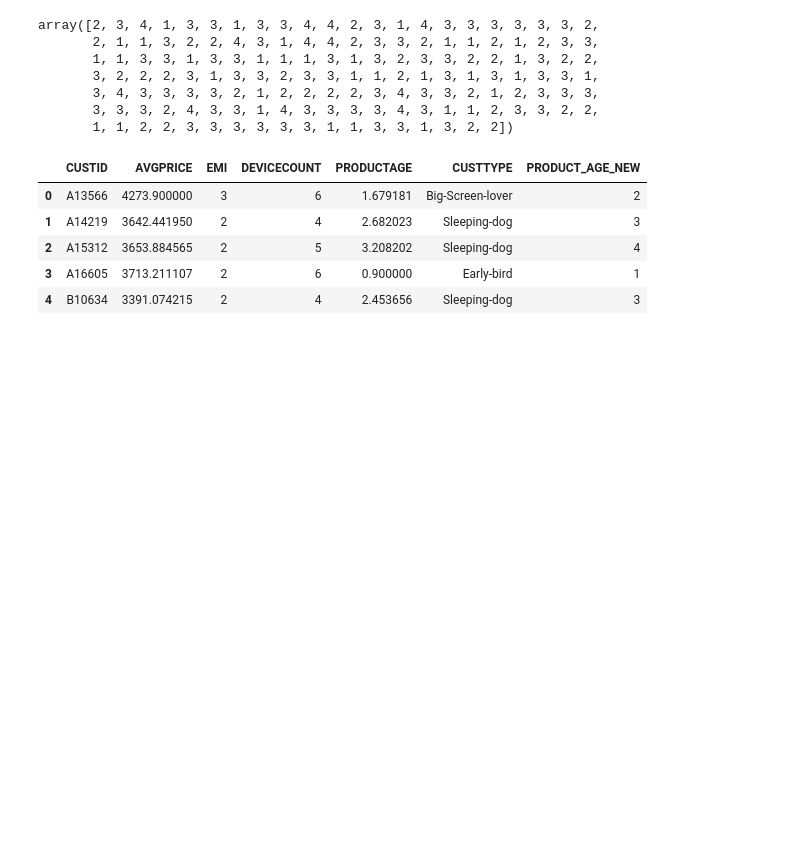
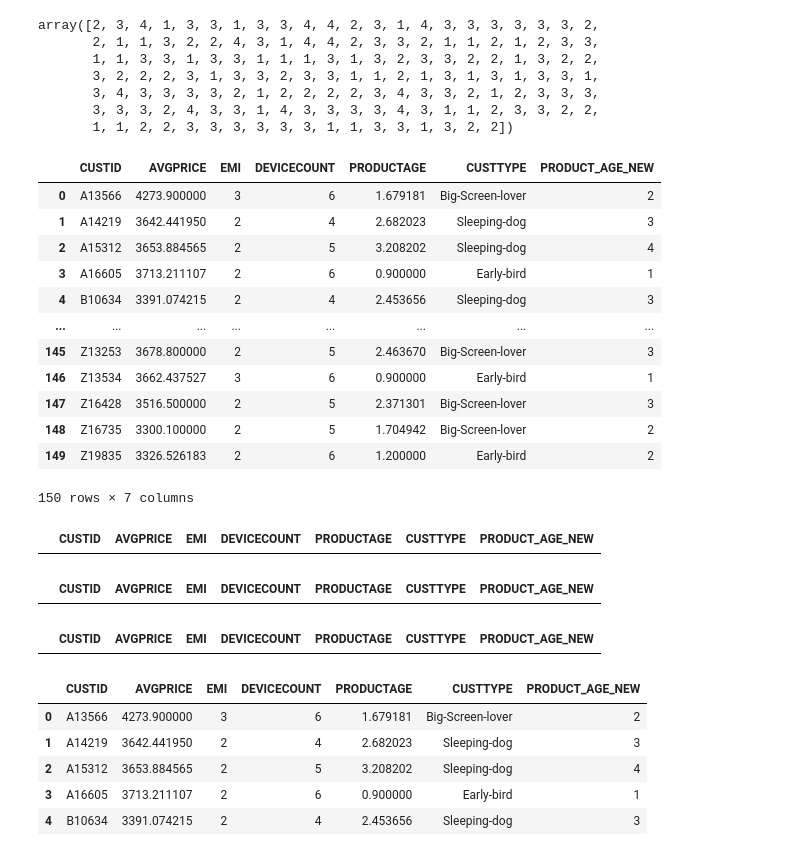
Before and after one commit to ki-ottl/python, a Jupyter notebook: Session05 - 데이터 분석 및 데이터 전처리/04. 데이터 조작하기.ipynb, the cells around one changed output. Saved outputs shown, nothing was run; the diff lists cells and outputs as text; code cells hidden in the pictures; blank space fills up the shorter version.

```diff
--- a/Session05 - 데이터 분석 및 데이터 전처리/04. 데이터 조작하기.ipynb
+++ b/Session05 - 데이터 분석 및 데이터 전처리/04. 데이터 조작하기.ipynb
@@ -135,6 +137,42 @@ array([2, 3, 4, 1, 3, 3, 1, 3, 3, 4, 4, 2, 3, 1, 4, 3, 3, 3, 3, 3, 3, 2,
 customerData["PRODUCT_AGE_NEW"] = np.where(customerData.PRODUCTAGE < 1 , 1,
                                            np.where (customerData.PRODUCTAGE < 2, 2,
                                                      np.where(customerData.PRODUCTAGE < 3, 3, 4)))
+# %%
+customerData
+# %% [output]
+|  | CUSTID | AVGPRICE | EMI | DEVICECOUNT | PRODUCTAGE | CUSTTYPE | PRODUCT_AGE_NEW |
+| 0 | A13566 | 4273.900000 | 3 | 6 | 1.679181 | Big-Screen-lover | 2 |
+| 1 | A14219 | 3642.441950 | 2 | 4 | 2.682023 | Sleeping-dog | 3 |
+| 2 | A15312 | 3653.884565 | 2 | 5 | 3.208202 | Sleeping-dog | 4 |
+| 3 | A16605 | 3713.211107 | 2 | 6 | 0.900000 | Early-bird | 1 |
+| 4 | B10634 | 3391.074215 | 2 | 4 | 2.453656 | Sleeping-dog | 3 |
+| ... | ... | ... | ... | ... | ... | ... | ... |
+| 145 | Z13253 | 3678.800000 | 2 | 5 | 2.463670 | Big-Screen-lover | 3 |
+| 146 | Z13534 | 3662.437527 | 3 | 6 | 0.900000 | Early-bird | 1 |
+| 147 | Z16428 | 3516.500000 | 2 | 5 | 2.371301 | Big-Screen-lover | 3 |
+| 148 | Z16735 | 3300.100000 | 2 | 5 | 1.704942 | Big-Screen-lover | 2 |
+| 149 | Z19835 | 3326.526183 | 2 | 6 | 1.200000 | Early-bird | 2 |
+150 rows × 7 columns
+# %%
+# 검증
+customerData.loc[(customerData.PRODUCTAGE < 1) &
+                 (customerData.PRODUCT_AGE_NEW != 1 )]
+# %% [output]
+|  | CUSTID | AVGPRICE | EMI | DEVICECOUNT | PRODUCTAGE | CUSTTYPE | PRODUCT_AGE_NEW |
+# %%
+# 검증
+customerData.loc [ (customerData.PRODUCTAGE >= 1 ) &
+                   (customerData.PRODUCTAGE < 2) &
+                   (customerData.PRODUCT_AGE_NEW !=2) ]
+# %% [output]
+|  | CUSTID | AVGPRICE | EMI | DEVICECOUNT | PRODUCTAGE | CUSTTYPE | PRODUCT_AGE_NEW |
+# %%
+# 검증
+customerData.loc [ (customerData.PRODUCTAGE >= 2 ) &
+                   (customerData.PRODUCTAGE < 3) &
+                   (customerData.PRODUCT_AGE_NEW != 3) ]
+# %% [output]
+|  | CUSTID | AVGPRICE | EMI | DEVICECOUNT | PRODUCTAGE | CUSTTYPE | PRODUCT_AGE_NEW |
 # %%
 customerData.head()
 # %% [output]
```
Also changed, not shown: parts of 15 cells of this notebook.
